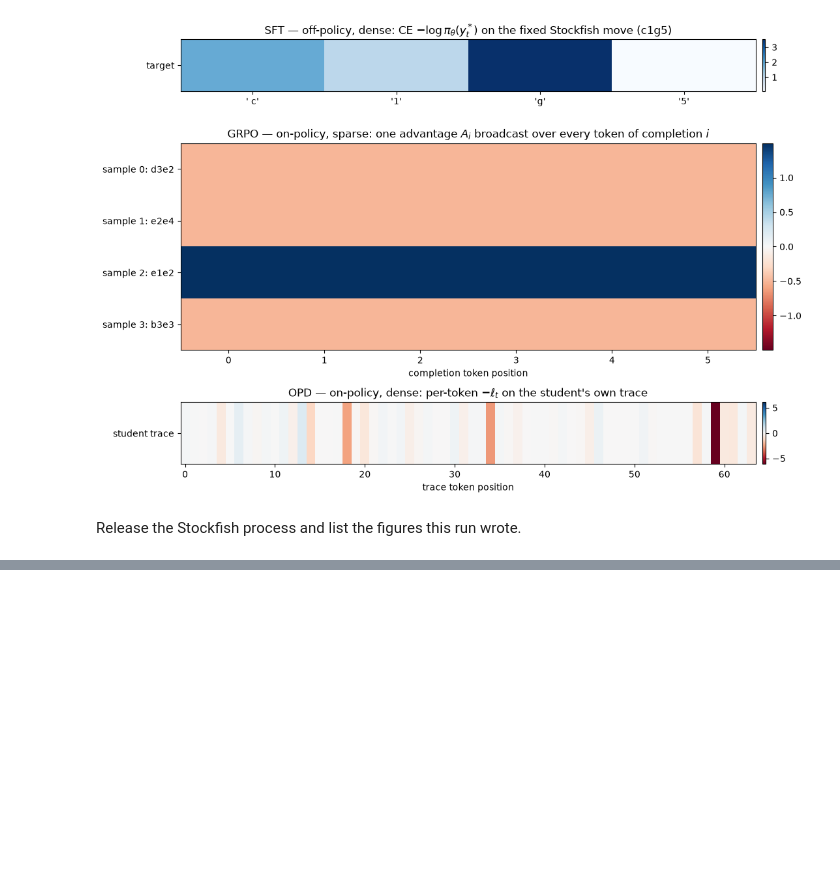
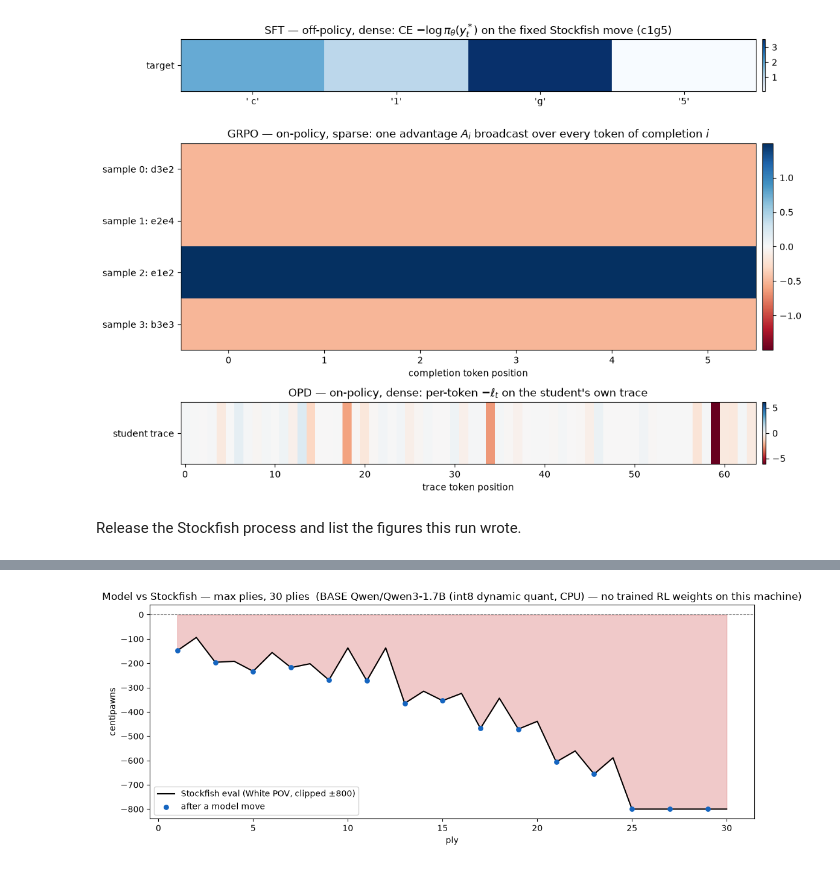
Before and after one commit to pmlg/learning-to-replicate-expert-judgement, a Jupyter notebook: notebooks/grpo_and_onpolicy_distillation.ipynb, the cells around one changed output, grey strips where cells are left out. Cells and saved outputs as stored; diff of their text form; code cells hidden in the pictures; blank space fills up the shorter version.

```diff
--- a/notebooks/grpo_and_onpolicy_distillation.ipynb
+++ b/notebooks/grpo_and_onpolicy_distillation.ipynb
@@ -1011,0 +1284,24 @@ figures written: ['grpo_advantages.png', 'kl_penalty_curve.png', 'opd_per_token_
+# %%
+fig, ax = plt.subplots(figsize=(11, 4.5))
+plies = [r[0] for r in game_record]
+evals = [max(-800, min(800, r[3])) for r in game_record]
+model_plies = [p for p, r in zip(plies, game_record) if r[1] == "model"]
+model_evals = [e for r, e in zip(game_record, evals) if r[1] == "model"]
+
+ax.axhline(0, color="grey", lw=0.8, ls="--")
+ax.fill_between(plies, evals, 0, where=[e >= 0 for e in evals],
+                color="#2e7d32", alpha=0.25, interpolate=True)
+ax.fill_between(plies, evals, 0, where=[e < 0 for e in evals],
+                color="#c62828", alpha=0.25, interpolate=True)
+ax.plot(plies, evals, color="black", lw=1.5, label="Stockfish eval (White POV, clipped ±800)")
+ax.scatter(model_plies, model_evals, s=28, color="#1565c0", zorder=3,
+           label="after a model move")
+ax.set_xlabel("ply")
+ax.set_ylabel("centipawns")
+ax.set_title(f"Model vs Stockfish — {game_reason}, {len(game_record)} plies  ({game_model_source})")
+ax.legend(loc="lower left", framealpha=0.9)
+fig.tight_layout()
+fig.savefig(FIG_DIR / "game_eval_curve.png", dpi=150)
+plt.show()
+# %% [output]
+[figure, added]
```
Also changed, not shown: parts of 10 cells of this notebook, 1 other file.
